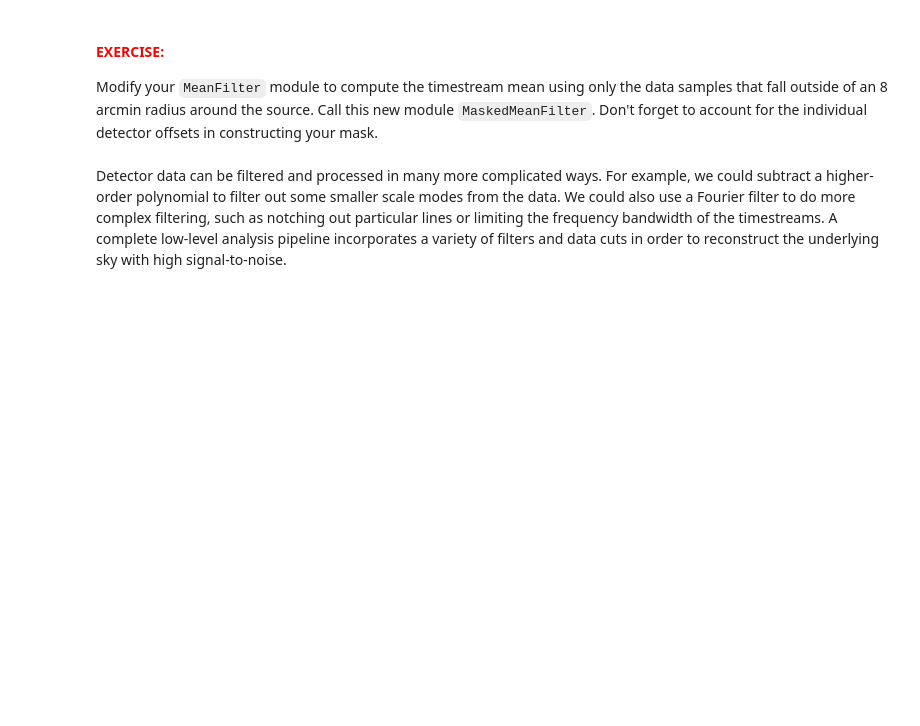
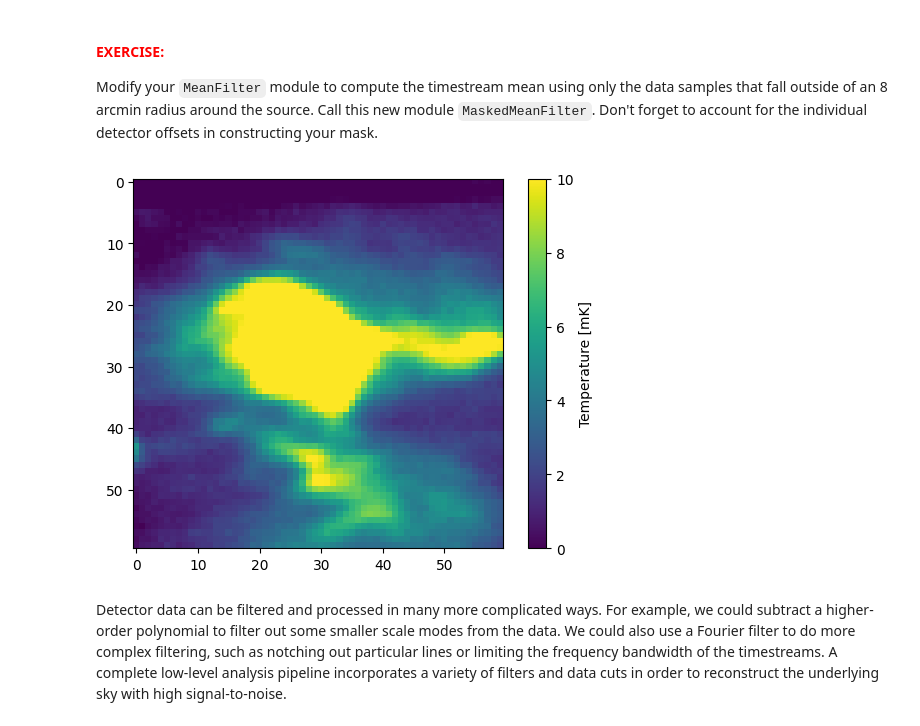
Before and after one commit to jonahjlee/spt3g_tutorials, a Jupyter notebook: filter_and_bin_mapmaking.ipynb, the cells around one changed output. Cells and saved outputs as stored; diff of their text form; code cells hidden in the pictures; blank space fills up the shorter version.

```diff
--- a/filter_and_bin_mapmaking.ipynb
+++ b/filter_and_bin_mapmaking.ipynb
@@ -360,2 +474,22 @@ Modify your `MeanFilter` module to compute the timestream mean using only the da
+# %%
+# instantiate binner
+binner = MapBinner(timestreams="FilteredTimestreams")
+
+# create the pipeline
+pipe = core.G3Pipeline()
+pipe.Add(core.G3Reader, filename="spt3g_tutorial_data/timestreams.g3")
+pipe.Add(lambda fr: fr.get("Turnaround", False) == False)
+pipe.Add(Calibrate)
+pipe.Add(MaskedMeanFilter)
+pipe.Add(binner)
+
+# run the pipeline with some simple time/memory useage profiling
+pipe.Run(profile=True)
+# %%
+m = binner.data / binner.hits / U.mK
+plt.imshow(m, vmin=0, vmax=10)
+plt.colorbar(label="Temperature [mK]");
+# %% [output]
+[figure, added]
 # %% [markdown]
 Detector data can be filtered and processed in many more complicated ways.  For example, we could subtract a higher-order polynomial to filter out some smaller scale modes from the data.  We could also use a Fourier filter to do more complex filtering, such as notching out particular lines or limiting the frequency bandwidth of the timestreams.  A complete low-level analysis pipeline incorporates a variety of filters and data cuts in order to reconstruct the underlying sky with high signal-to-noise.
```
Also changed, not shown: parts of 6 cells of this notebook.
